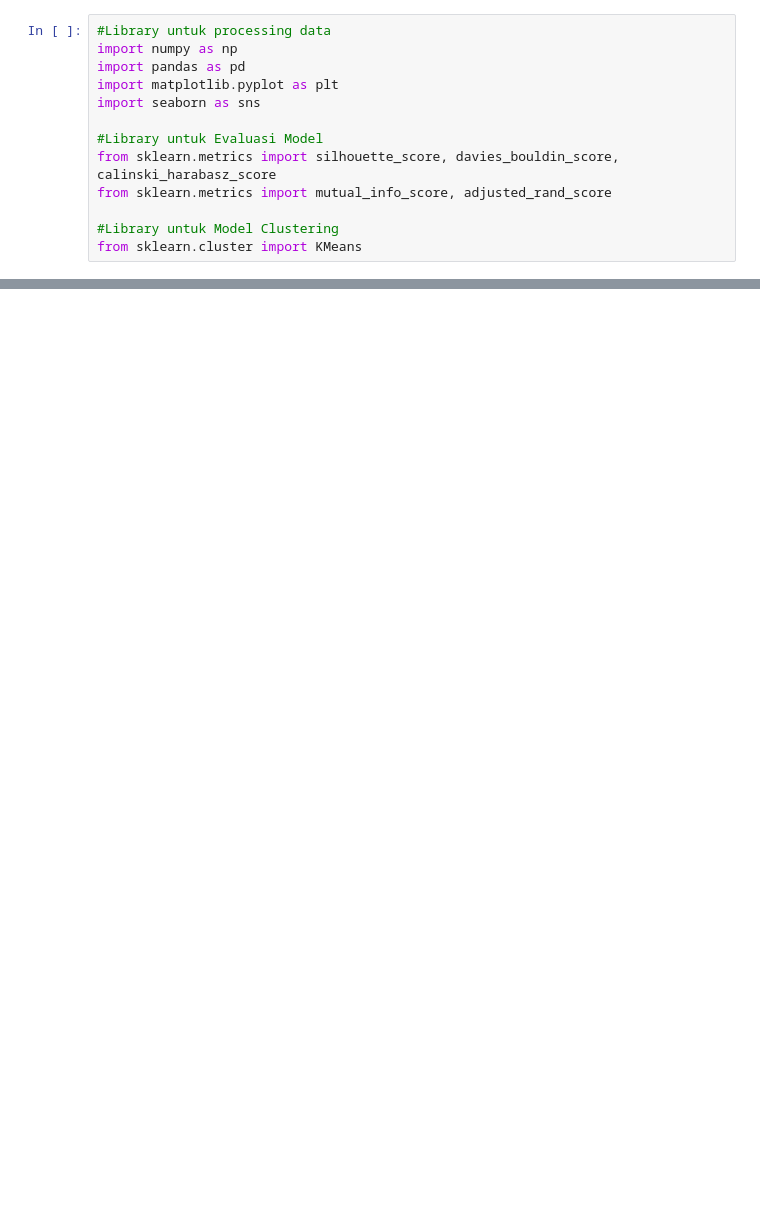
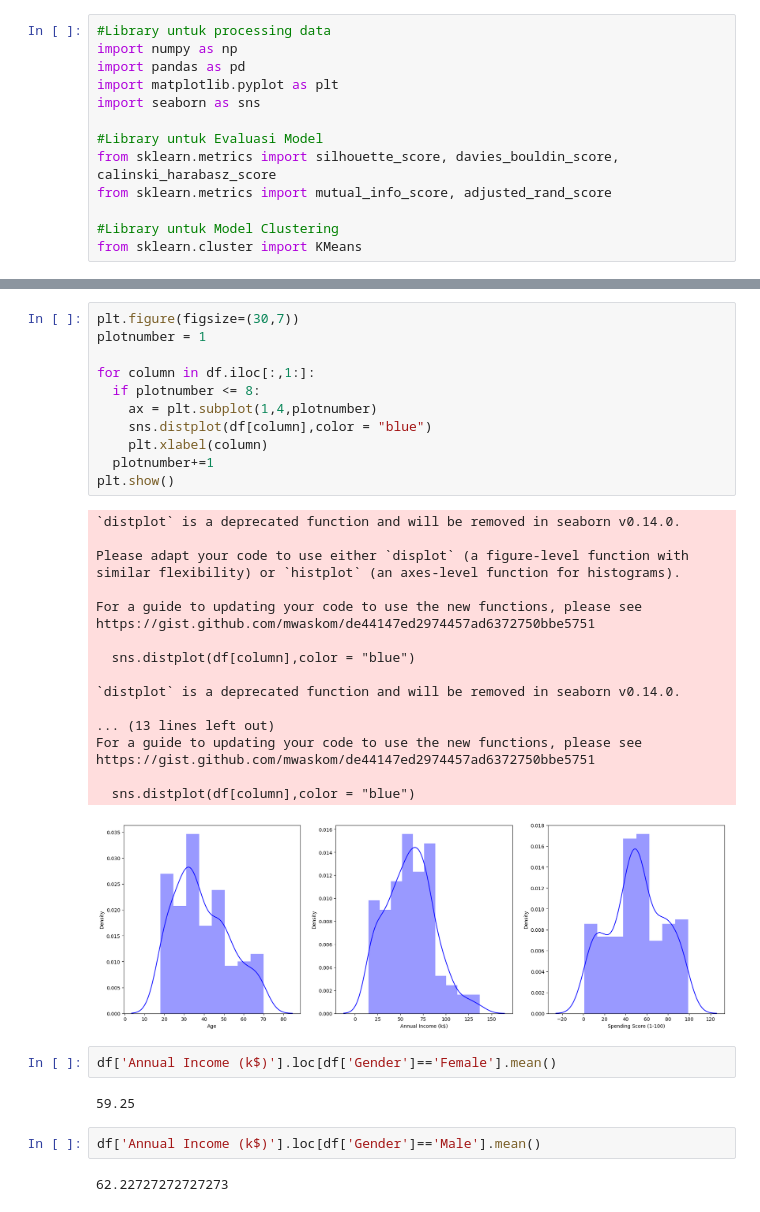
Before and after one commit to marshaniswah/Tugas-AI-Big-Data, a Jupyter notebook: Clustering Pelanggan Mall/Clustering_Pengunjung_Mall.ipynb, the cells around one changed output, grey strips where cells are left out. Drawn from its saved outputs; the diff is of its cells as text; blank space fills up the shorter version.

```diff
--- a/Clustering Pelanggan Mall/Clustering_Pengunjung_Mall.ipynb
+++ b/Clustering Pelanggan Mall/Clustering_Pengunjung_Mall.ipynb
@@ -147,0 +135,38 @@ plt.show()
+# %%
+plt.figure(figsize=(30,7))
+plotnumber = 1
+
+for column in df.iloc[:,1:]:
+  if plotnumber <= 8:
+    ax = plt.subplot(1,4,plotnumber)
+    sns.distplot(df[column],color = "blue")
+    plt.xlabel(column)
+  plotnumber+=1
+plt.show()
+# %% [output]
+`distplot` is a deprecated function and will be removed in seaborn v0.14.0.
+
+Please adapt your code to use either `displot` (a figure-level function with
+similar flexibility) or `histplot` (an axes-level function for histograms).
+
+For a guide to updating your code to use the new functions, please see
+https://gist.github.com/mwaskom/de44147ed2974457ad6372750bbe5751
+
+  sns.distplot(df[column],color = "blue")
+
+`distplot` is a deprecated function and will be removed in seaborn v0.14.0.
+
+... (13 lines left out)
+For a guide to updating your code to use the new functions, please see
+https://gist.github.com/mwaskom/de44147ed2974457ad6372750bbe5751
+
+  sns.distplot(df[column],color = "blue")
+[figure, added]
+# %%
+df['Annual Income (k$)'].loc[df['Gender']=='Female'].mean()
+# %% [output]
+59.25
+# %%
+df['Annual Income (k$)'].loc[df['Gender']=='Male'].mean()
+# %% [output]
+62.22727272727273
```
Also changed, not shown: parts of 41 cells of this notebook.
